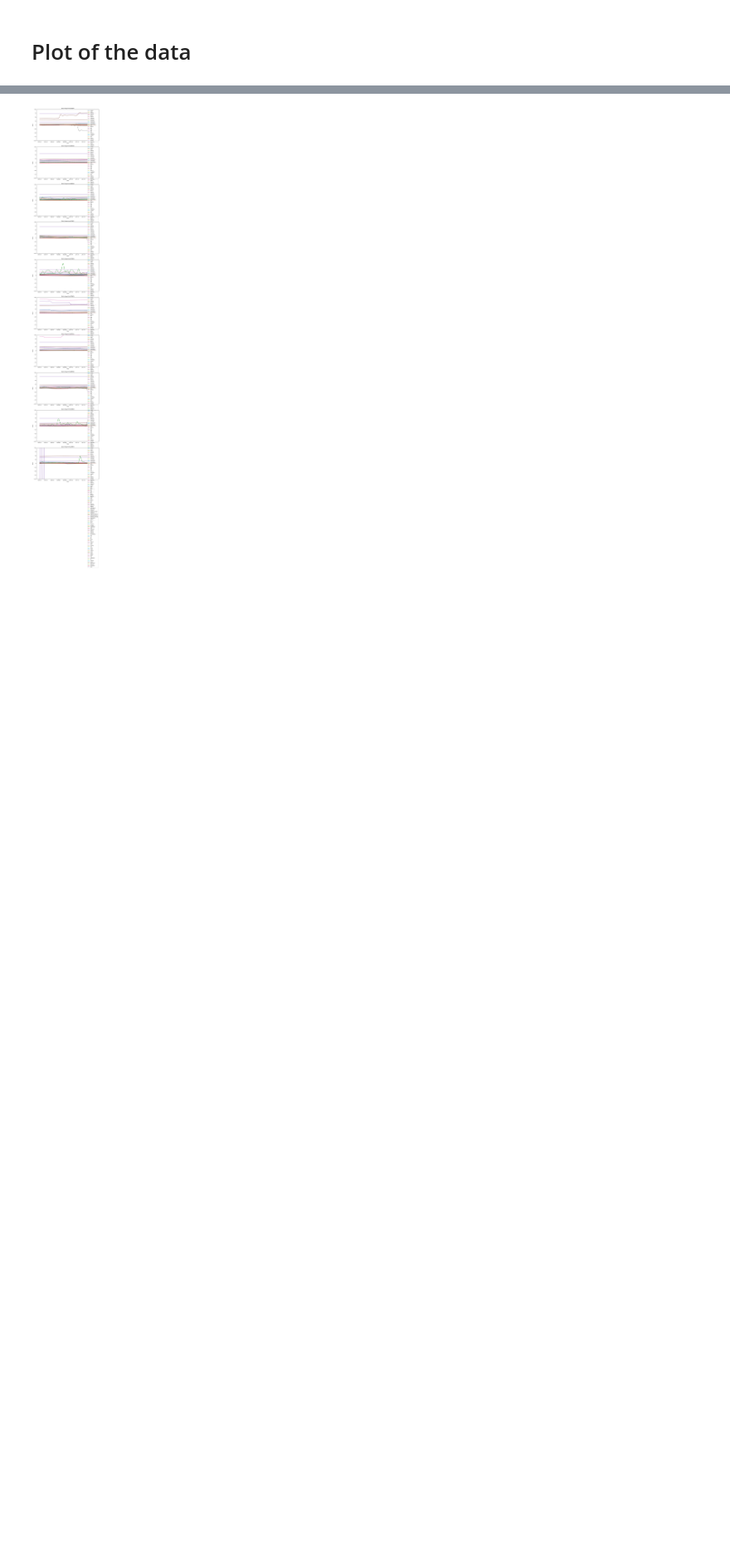
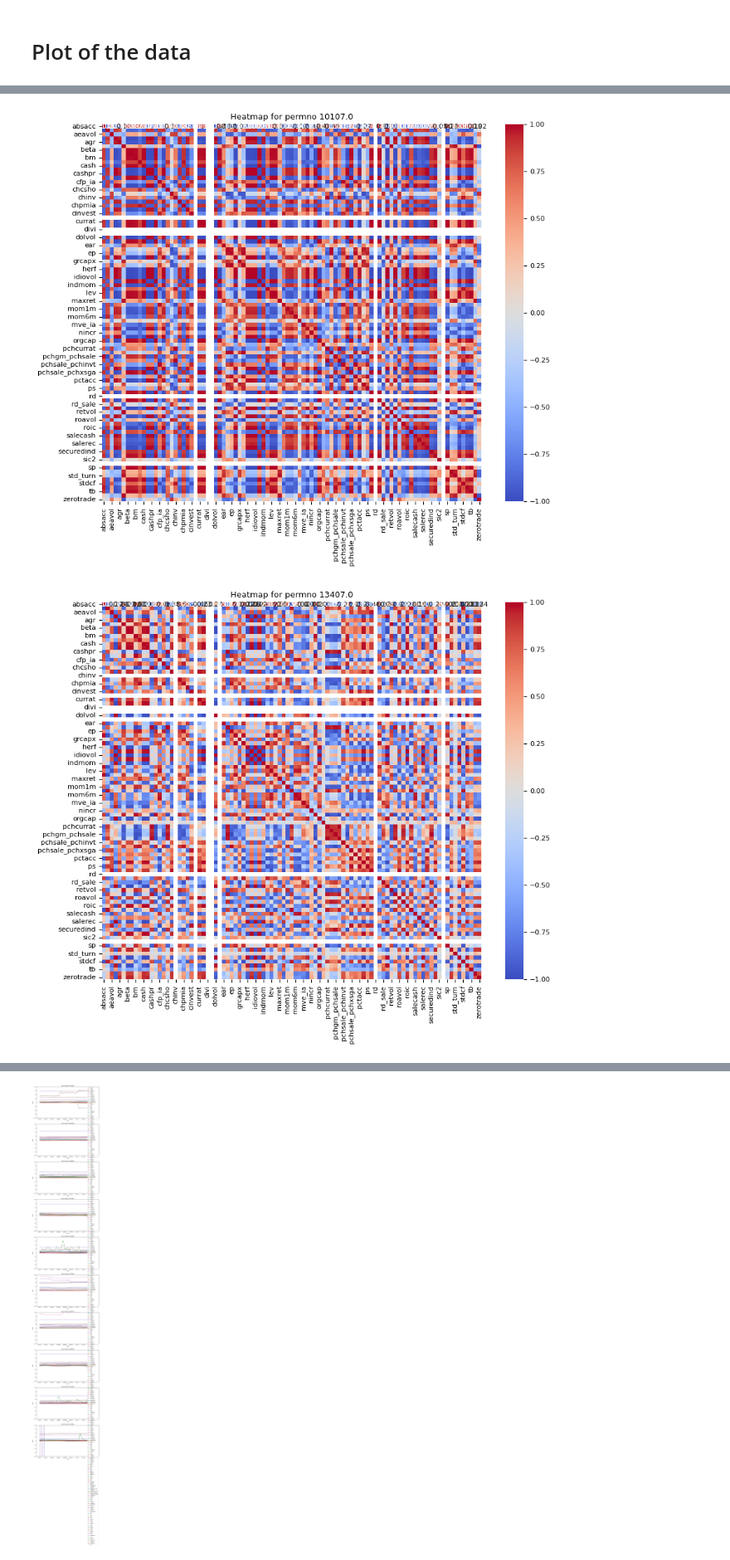
Before and after one commit to Spipers/FinalThesisQF, a Jupyter notebook: Notebooks/Firmcharacteristics_compression.ipynb, the cells around one changed output, grey strips where cells are left out. Shown at 83% size. Drawn from its saved outputs; the diff is of its cells as text; code cells hidden in the pictures; blank space fills up the shorter version.

Commit message:
heatmap added

```diff
--- a/Notebooks/Firmcharacteristics_compression.ipynb
+++ b/Notebooks/Firmcharacteristics_compression.ipynb
@@ -350,0 +369,21 @@ if save_parquet or not os.path.exists(data_spline_path_parq):
+# %%
+def standardize(series):
+    # Map the ranks of the series into the [-1, 1] interval
+    return 2.0 * (series.rank() / series.count() - 0.5)
+
+# Select all columns except 'DATE' and 'permno'
+columns_to_standardize = all_daily_dfs.columns.difference(['DATE', 'permno'])
+
+# Group all_daily_dfs by 'permno' and 'DATE' and apply the standardize function to each group
+pd_merged_standardized = all_daily_dfs.groupby(['permno'])[columns_to_standardize].apply(standardize)
+
+# Reset the index to keep the 'permno' and 'DATE' columns
+pd_merged_standardized.reset_index(inplace=True)
+
+# Set 'DATE' and 'permno' as the index
+pd_merged_standardized.set_index(['permno', all_daily_dfs['DATE']], inplace=True)
+
+# Drop the 'level_1' column
+pd_merged_standardized.drop('level_1', axis=1, inplace=True)
+
+pd_merged_standardized
@@ -350,0 +405,13 @@ if save_parquet or not os.path.exists(data_spline_path_parq):
+# %%
+# Get the unique 'permno' values
+permnos = pd_merged_standardized.index.get_level_values('permno').unique()
+
+# For each 'permno', create a heatmap of the features
+for permno in permnos:
+    plt.figure(figsize=(10, 8))
+    sns.heatmap(pd_merged_standardized.loc[permno].corr(), annot=True, fmt=".2f", cmap='coolwarm')
+    plt.title(f'Heatmap for permno {permno}')
+    plt.show()
+# %% [output]
+[figure, added]
+[figure, added]
```
Also changed, not shown: parts of 9 cells of this notebook, 2 other files.
